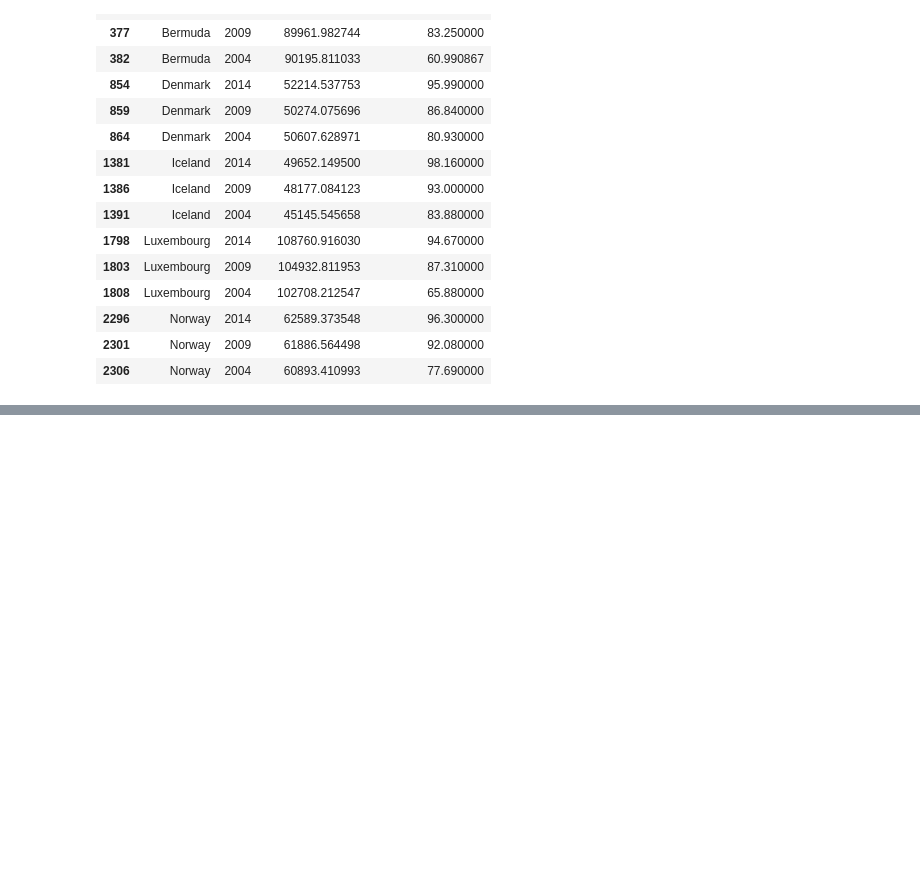
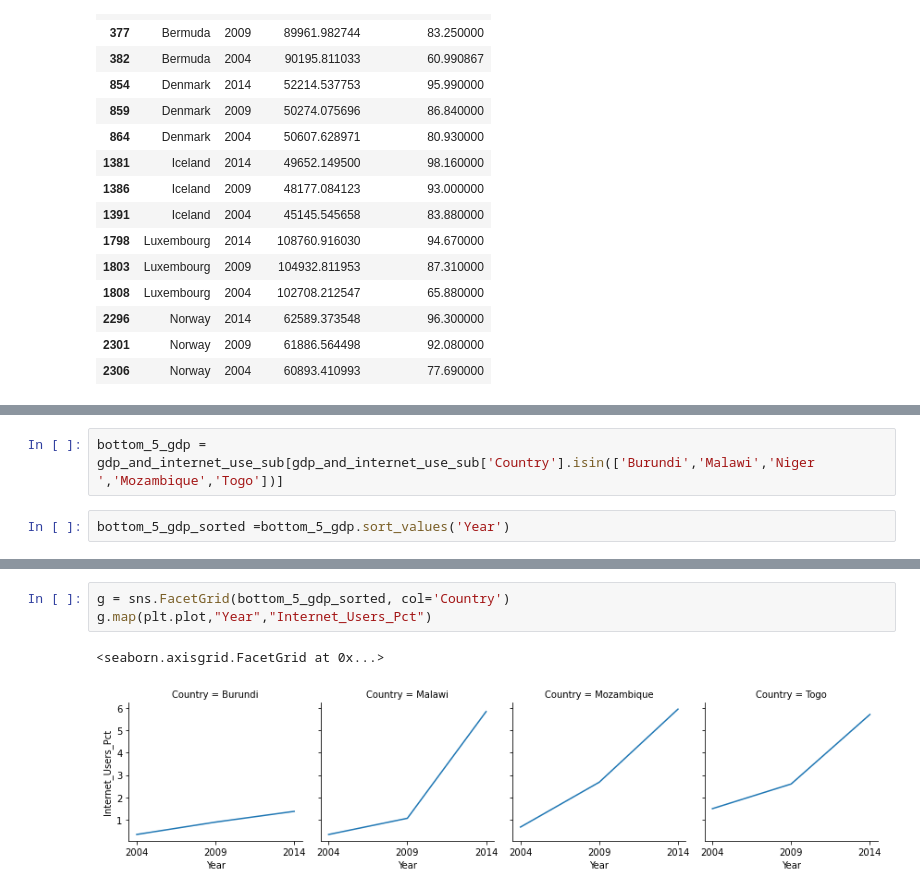
Before and after one commit to igoike/gdp-and-internet-usage-igoike, a Jupyter notebook: notebook/gdp_and_internet_usage.ipynb, the cells around one changed output, grey strips where cells are left out. Cells and saved outputs as stored; diff of their text form; blank space fills up the shorter version.

```diff
--- a/notebook/gdp_and_internet_usage.ipynb
+++ b/notebook/gdp_and_internet_usage.ipynb
@@ -451,0 +534,4 @@ sns.FacetGrid(top_5_internet,row='Year',col='Internet_Users_Pct')
+# %%
+bottom_5_gdp = gdp_and_internet_use_sub[gdp_and_internet_use_sub['Country'].isin(['Burundi','Malawi','Niger	','Mozambique','Togo'])]
+# %%
+bottom_5_gdp_sorted =bottom_5_gdp.sort_values('Year')
@@ -451,0 +554,6 @@ sns.FacetGrid(top_5_internet,row='Year',col='Internet_Users_Pct')
+# %%
+g = sns.FacetGrid(bottom_5_gdp_sorted, col='Country')
+g.map(plt.plot,"Year","Internet_Users_Pct")
+# %% [output]
+<seaborn.axisgrid.FacetGrid at 0x...>
+[figure, added]
```
Also changed, not shown: parts of 39 cells of this notebook.
